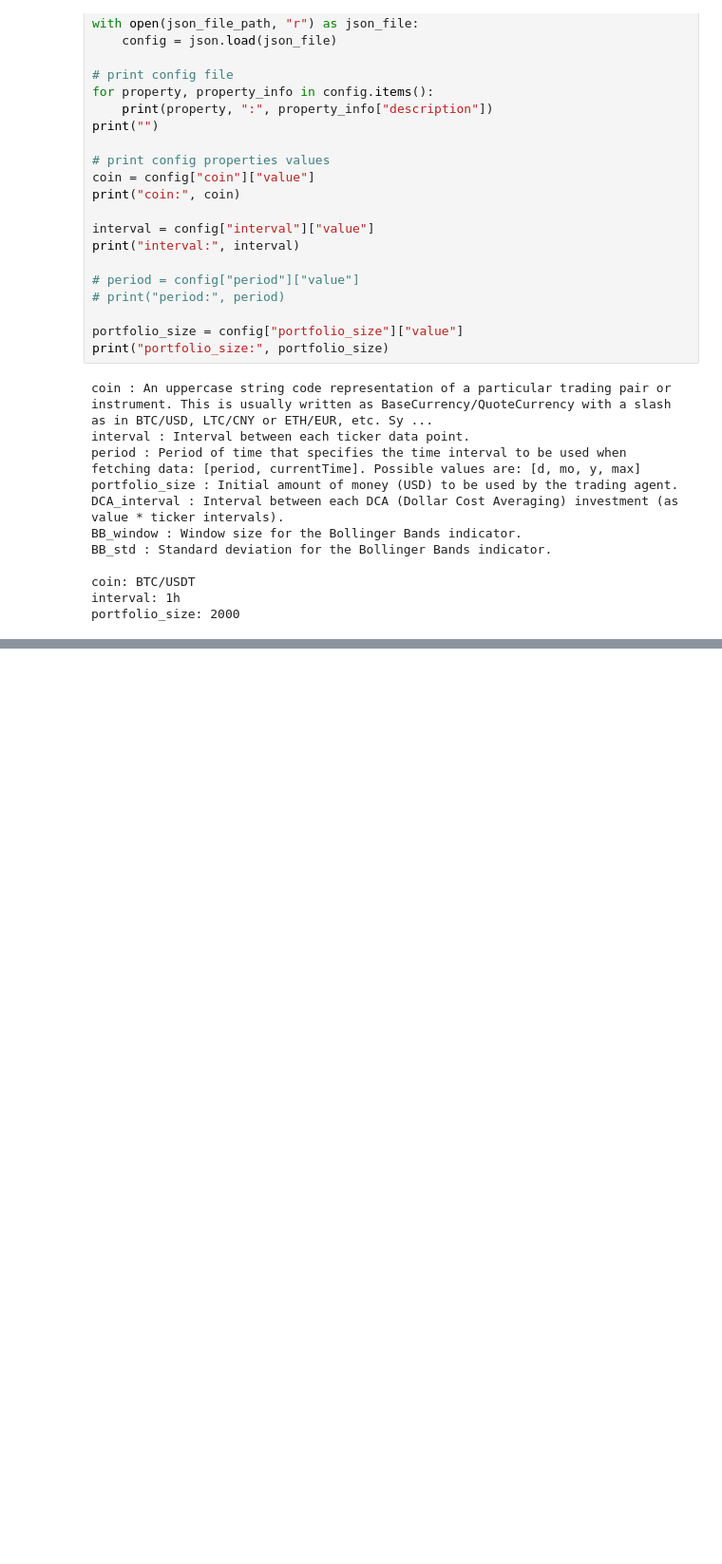
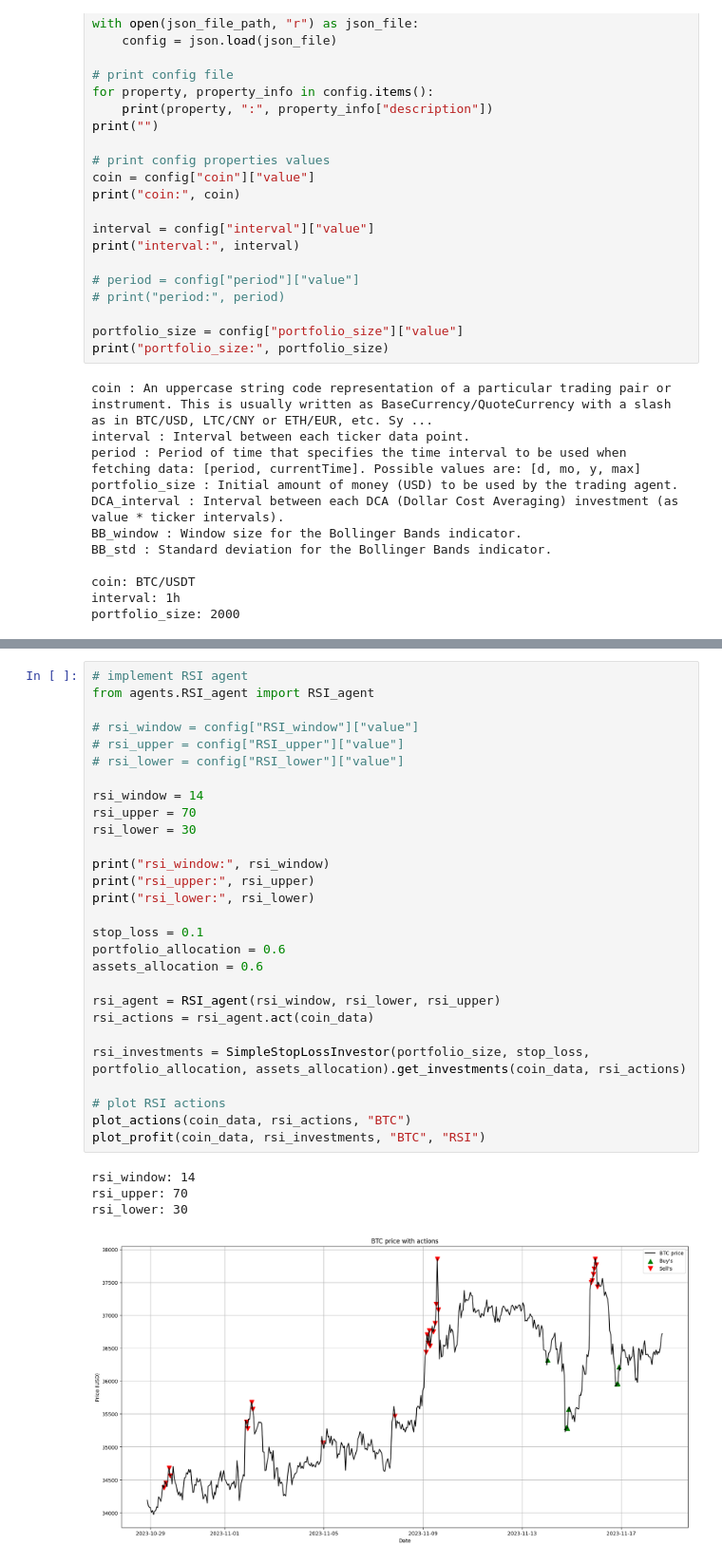
Before and after one commit to pahautelman/bitcoin-bot, a Jupyter notebook: main.ipynb, the cells around one changed output, grey strips where cells are left out. Shown at 95% size. Saved outputs shown, nothing was run; the diff lists cells and outputs as text; blank space fills up the shorter version.

```diff
--- a/main.ipynb
+++ b/main.ipynb
@@ -160,0 +168,33 @@ macd_signal: 9
+# %%
+# implement RSI agent
+from agents.RSI_agent import RSI_agent
+
+# rsi_window = config["RSI_window"]["value"]
+# rsi_upper = config["RSI_upper"]["value"]
+# rsi_lower = config["RSI_lower"]["value"]
+
+rsi_window = 14
+rsi_upper = 70
+rsi_lower = 30
+
+print("rsi_window:", rsi_window)
+print("rsi_upper:", rsi_upper)
+print("rsi_lower:", rsi_lower)
+
+stop_loss = 0.1
+portfolio_allocation = 0.6
+assets_allocation = 0.6
+
+rsi_agent = RSI_agent(rsi_window, rsi_lower, rsi_upper)
+rsi_actions = rsi_agent.act(coin_data)
+
+rsi_investments = SimpleStopLossInvestor(portfolio_size, stop_loss, portfolio_allocation, assets_allocation).get_investments(coin_data, rsi_actions)
+
+# plot RSI actions
+plot_actions(coin_data, rsi_actions, "BTC")
+plot_profit(coin_data, rsi_investments, "BTC", "RSI")
+# %% [output]
+rsi_window: 14
+rsi_upper: 70
+rsi_lower: 30
+[figure, added]
```
Also changed, not shown: parts of 7 cells of this notebook, 8 other files.
